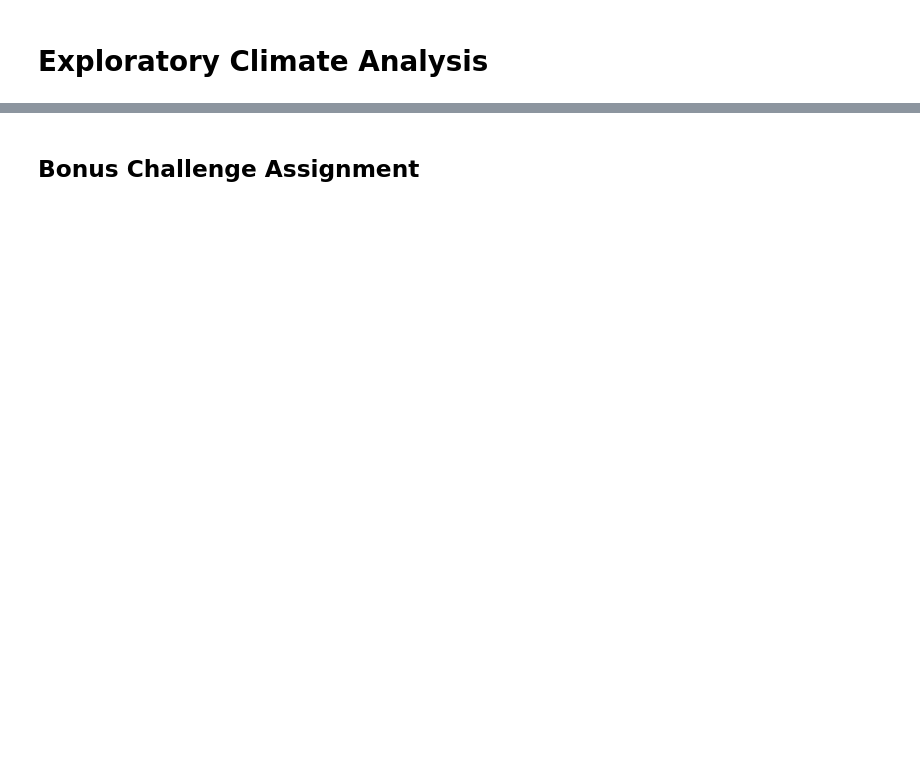
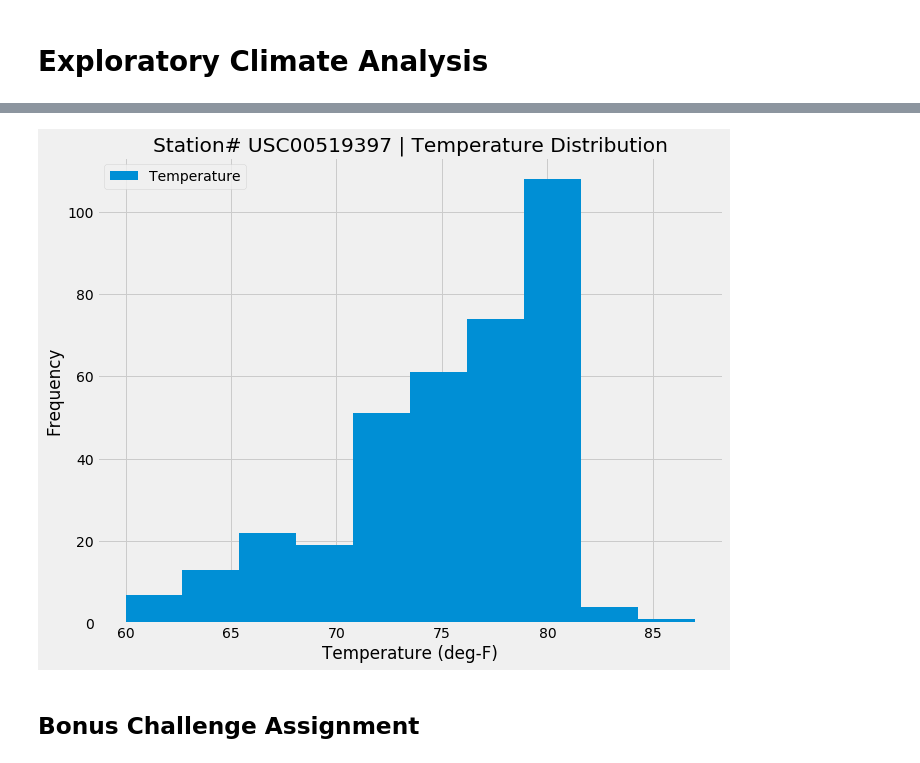
Before and after one commit to HenryNguyenLe/SQLAlchemy_Challenge, a Jupyter notebook: climate_starter.ipynb, the cells around one changed output, grey strips where cells are left out. Cells and saved outputs as stored; diff of their text form; code cells hidden in the pictures; blank space fills up the shorter version.

```diff
--- a/climate_starter.ipynb
+++ b/climate_starter.ipynb
@@ -72,0 +188,5 @@ session.query(,).all()
+# %%
+# Choose the station with the highest number of temperature observations.
+rectemp_station = session.query(measurement.station, func.max(measurement.tobs)).first()
+rectemp_st_name = rectemp_station[0]
+print(f'>> Max Temp Recorded:\n\t Station : {rectemp_st_name}')
@@ -72,0 +196,6 @@ session.query(,).all()
+# %%
+# Query the last 12 months of temperature observation data for this station
+rectemp_data = session.query(measurement.date, measurement.tobs)\
+    .filter(measurement.station == rectemp_st_name)\
+    .filter(measurement.date > query_date).all()
+rectemp_data[:10]
@@ -72,0 +213,5 @@ session.query(,).all()
+# %%
+# convert tuple list of temperature data for this station in to a dataframe for plotting
+rectemp_df = pd.DataFrame(rectemp_data,columns=['Date', 'Temperature'])
+# rectemp_df.set_index('Date', inplace=True)
+rectemp_df
@@ -73,3 +232,16 @@ session.query(,).all()
+# %%
+# plot the results as a histogram
+rectemp_df.hist(figsize=(10, 8))
+plt.legend(['Temperature'])
+plt.xlabel('Temperature (deg-F)')
+plt.ylabel('Frequency')
+
+# I like to build a flexible code where things change when database is changed
+# so I create f-string with changeable station name to plot and to export graph
+plt.title(f'Station# {rectemp_st_name} | Temperature Distribution')
+plt.savefig(f'Images/{rectemp_st_name}_Temp_Histogram.png')
+# %% [output]
+[figure, added]
 # %% [markdown]
 ## Bonus Challenge Assignment
 # %%
```
Also changed, not shown: parts of 16 cells of this notebook, 2 other files.
